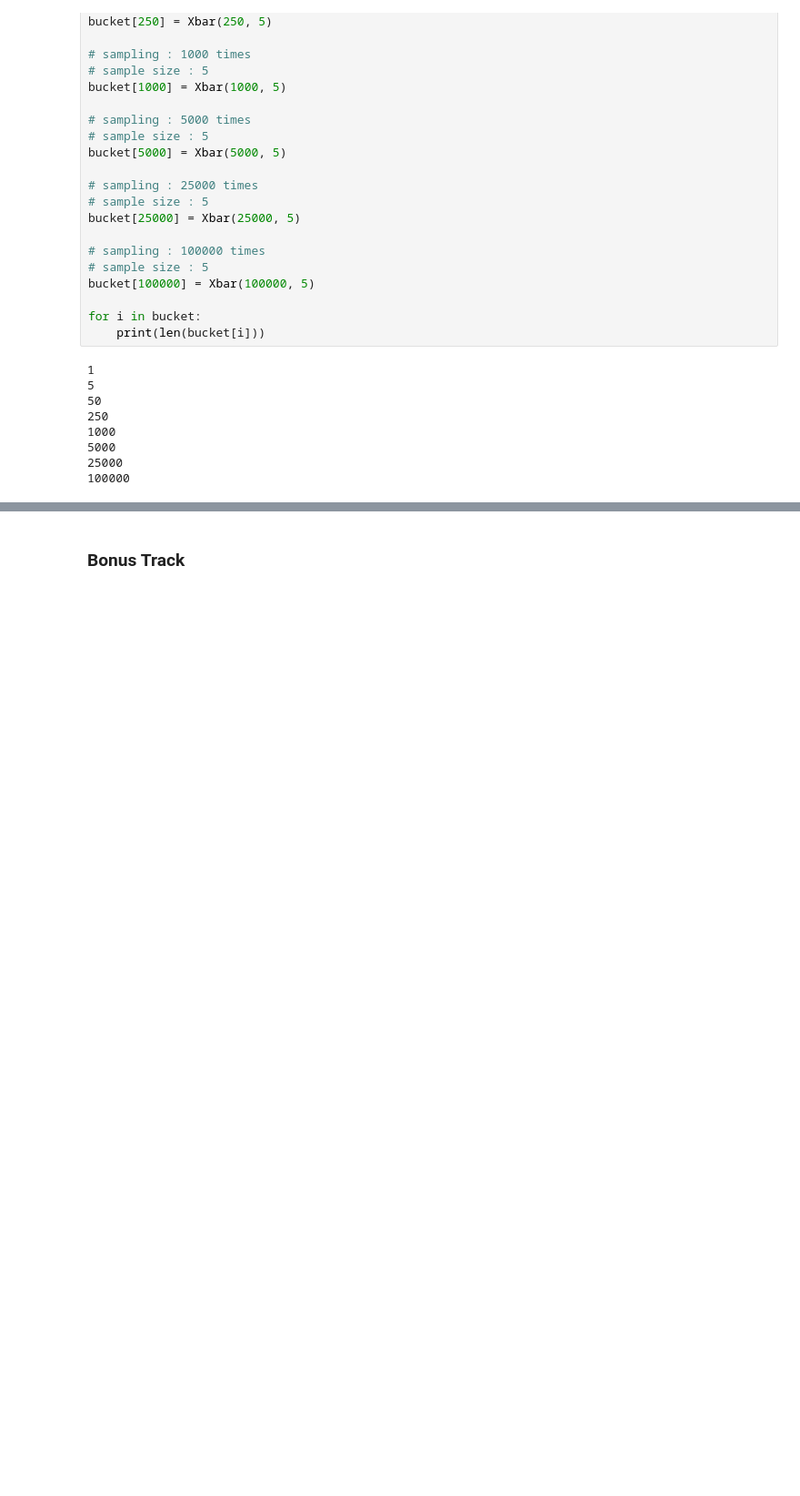
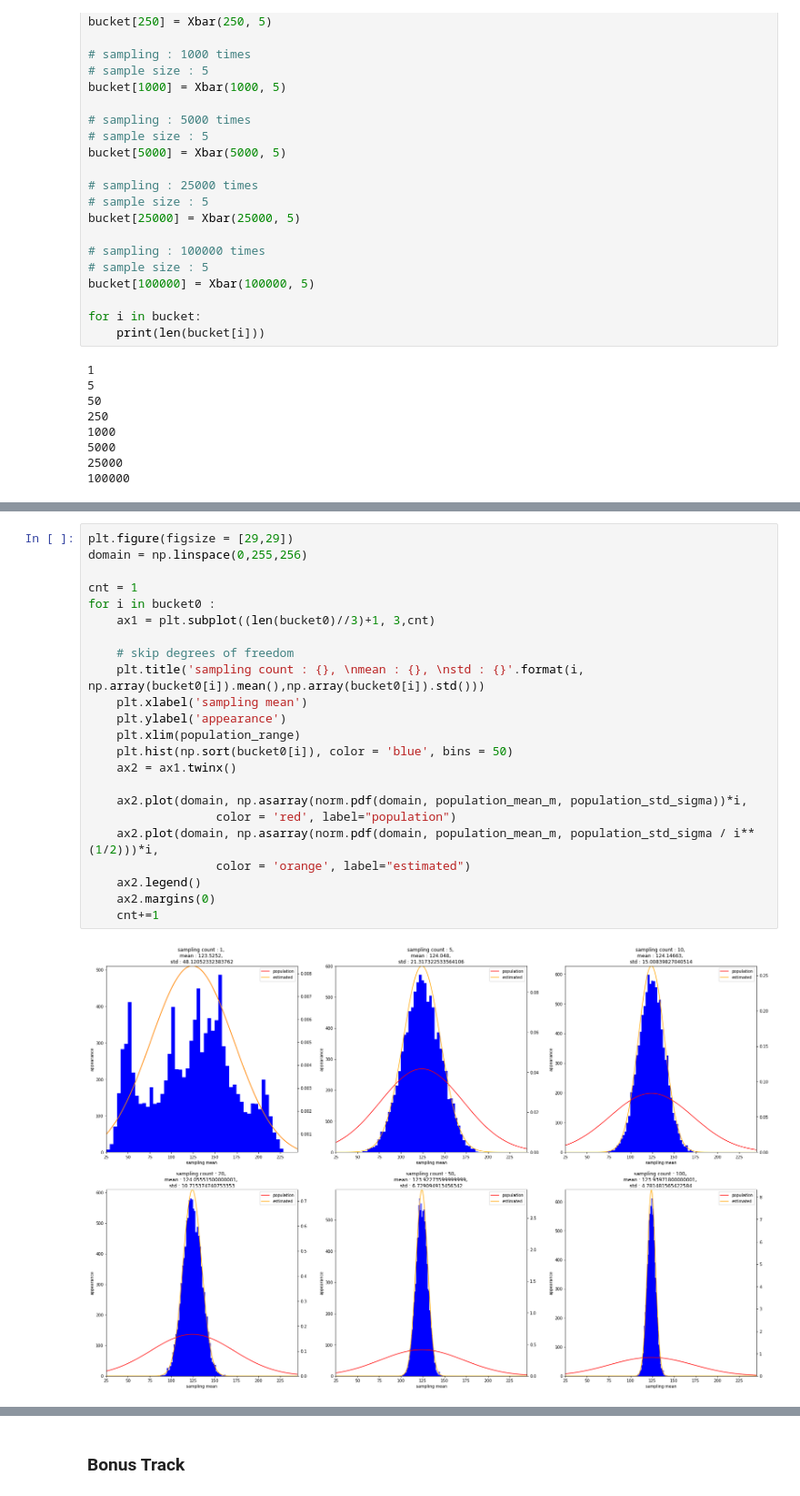
Before and after one commit to ProtossDragoon/SJU-Subject, a Jupyter notebook: 3-1ProbabilityAndStatistics/Final Project Assignment.ipynb, the cells around one changed output, grey strips where cells are left out. Shown at 91% size. Saved outputs shown, nothing was run; the diff lists cells and outputs as text; blank space fills up the shorter version.

```diff
--- a/3-1ProbabilityAndStatistics/Final Project Assignment.ipynb
+++ b/3-1ProbabilityAndStatistics/Final Project Assignment.ipynb
@@ -314 +357,26 @@ plt.plot(domain, norm.pdf(domain, population_mean_m, population_std_sigma / 5**(
+# %%
+plt.figure(figsize = [29,29])
+domain = np.linspace(0,255,256)
+
+cnt = 1
+for i in bucket0 :
+    ax1 = plt.subplot((len(bucket0)//3)+1, 3,cnt)
+
+    # skip degrees of freedom
+    plt.title('sampling count : {}, \nmean : {}, \nstd : {}'.format(i, np.array(bucket0[i]).mean(),np.array(bucket0[i]).std()))
+    plt.xlabel('sampling mean')
+    plt.ylabel('appearance')
+    plt.xlim(population_range)
+    plt.hist(np.sort(bucket0[i]), color = 'blue', bins = 50)
+    ax2 = ax1.twinx()
+
+    ax2.plot(domain, np.asarray(norm.pdf(domain, population_mean_m, population_std_sigma))*i,
+                  color = 'red', label="population")
+    ax2.plot(domain, np.asarray(norm.pdf(domain, population_mean_m, population_std_sigma / i**(1/2)))*i,
+                  color = 'orange', label="estimated")
+    ax2.legend()
+    ax2.margins(0)
+    cnt+=1
+# %% [output]
+[figure, added]
 # %% [markdown]
```
Also changed, not shown: parts of 9 cells of this notebook, 1 other file.
